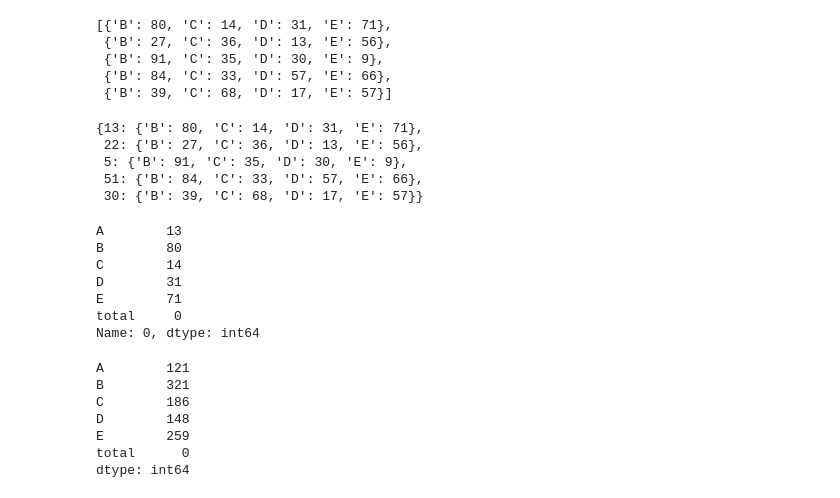
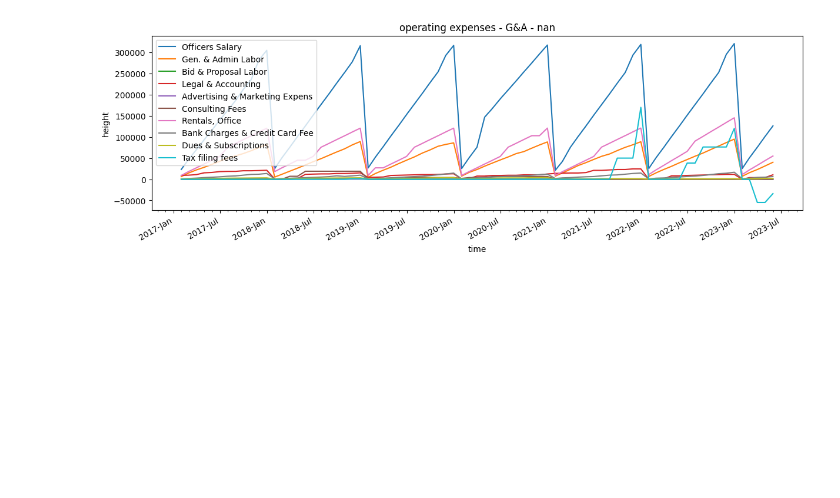
Before and after one commit to jeffwmonroe/Finance-Model, a Jupyter notebook: finance.ipynb, the cells around one changed output. Drawn from its saved outputs; the diff is of its cells as text; code cells hidden in the pictures; blank space fills up the shorter version.

Commit message:
basic plotting working

```diff
--- a/finance.ipynb
+++ b/finance.ipynb
@@ -64,0 +6,3 @@ j.iloc[0,0]
+# %%
+accounts = ChartOfAccounts()
+accounts.read_all_trial_balances(2017, 2023)
@@ -167,16 +30,0 @@ tdf = pd.DataFrame(row_list).set_index('A')
-# %%
-tdf.to_dict(orient='records', index=True)
-# %% [output]
-[{'B': 80, 'C': 14, 'D': 31, 'E': 71},
- {'B': 27, 'C': 36, 'D': 13, 'E': 56},
- {'B': 91, 'C': 35, 'D': 30, 'E': 9},
- {'B': 84, 'C': 33, 'D': 57, 'E': 66},
- {'B': 39, 'C': 68, 'D': 17, 'E': 57}]
-# %%
-tdf.to_dict('index')
-# %% [output]
-{13: {'B': 80, 'C': 14, 'D': 31, 'E': 71},
- 22: {'B': 27, 'C': 36, 'D': 13, 'E': 56},
- 5: {'B': 91, 'C': 35, 'D': 30, 'E': 9},
- 51: {'B': 84, 'C': 33, 'D': 57, 'E': 66},
- 30: {'B': 39, 'C': 68, 'D': 17, 'E': 57}}
@@ -185,20 +31,4 @@ df['total']=0
-# %%
-df.iloc[0]
-# %% [output]
-A        13
-B        80
-C        14
-D        31
-E        71
-total     0
-Name: 0, dtype: int64
-# %%
-df[df.columns].sum()
-# %% [output]
-A        121
-B        321
-C        186
-D        148
-E        259
-total      0
-dtype: int64
+# %%
+accounts.plot_accounts(16)
+# %% [output]
+[figure, added]
```
Also changed, not shown: parts of 28 cells of this notebook, 3 other files.
